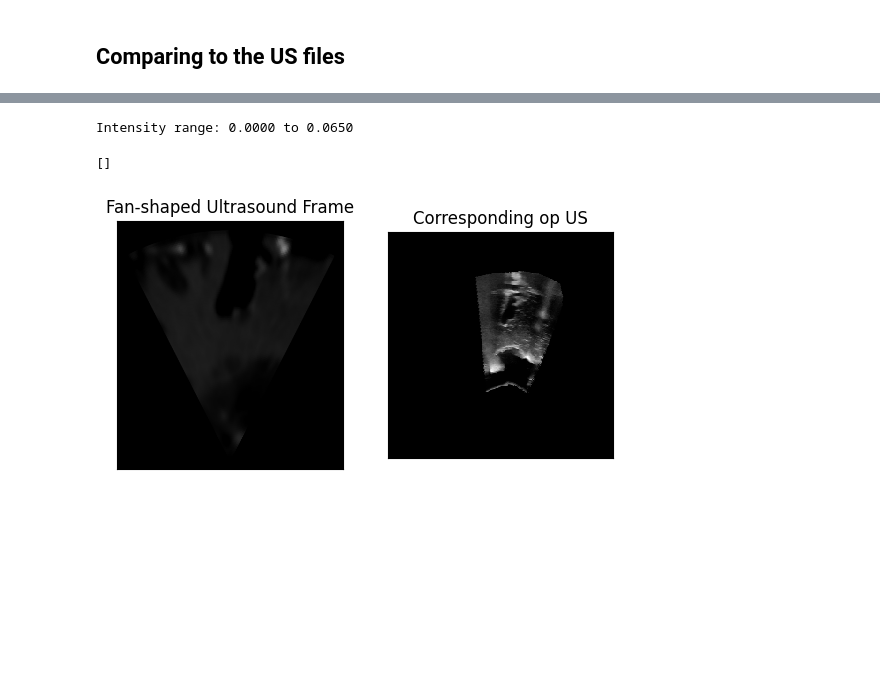
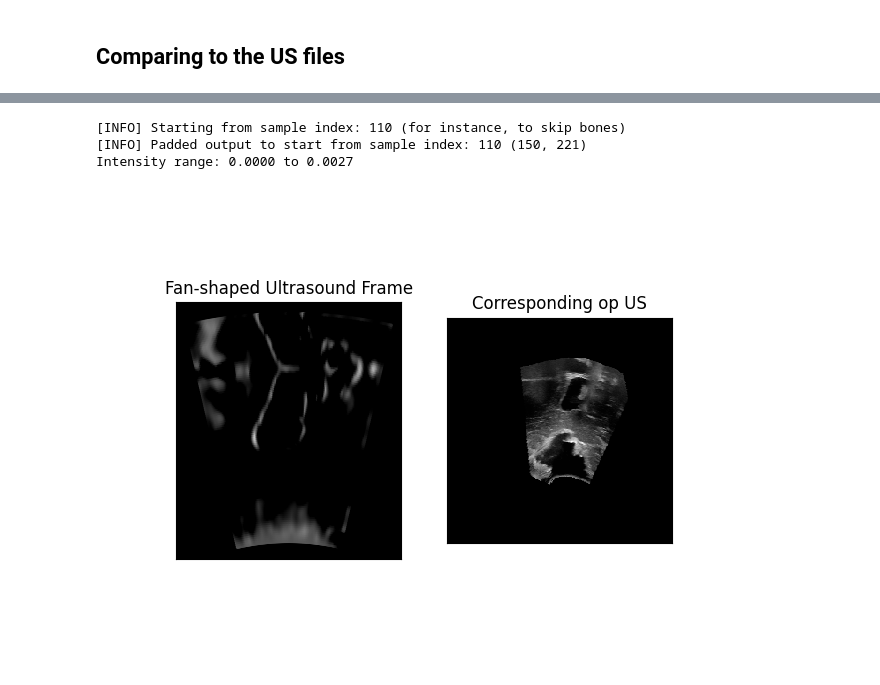
Before and after one commit to gduguey/DiffUS, a Jupyter notebook: notebooks/[DEMO] Modeling Choices.ipynb, the cells around one changed output, grey strips where cells are left out. Drawn from its saved outputs; the diff is of its cells as text; code cells hidden in the pictures; blank space fills up the shorter version.

```diff
--- a/notebooks/[DEMO] Modeling Choices.ipynb
+++ b/notebooks/[DEMO] Modeling Choices.ipynb
@@ -232,25 +248,29 @@ plt.imshow(US.data[:, source[1], :]>0.)
 # %%
 US = iUSDataset(image_path / iUS_file, "iUS", axis=0)
 fig, ax = plt.subplots(1,2)
-UR.plot_beam_frame(
+_, scatter = UR.plot_beam_frame(
     volume=Z_vol,
     source=torch.tensor(source),
     directions=directions,
     artifacts=False,
     angle=angle,
-    ax=ax[0]
+    ax=ax[0],
+    start=start,
 )
-
+# change contrast
+scatter.set_clim(vmin=-0.002)
 ax[0].set_xticks([])
 ax[0].set_yticks([])
 ax[1].imshow(US.data[:,source[1],:], cmap='gray', interpolation='nearest', alpha=1)
 ax[1].set_title("Corresponding op US")
 ax[1].set_xticks([])
 ax[1].set_yticks([])
+plt.show()
 # %% [output]
-Intensity range: 0.0000 to 0.0650
+[INFO] Starting from sample index: 110 (for instance, to skip bones)
+[INFO] Padded output to start from sample index: 110 (150, 221)
+Intensity range: 0.0000 to 0.0027
-[]
-[figure, old version]
+[figure, new version]
 # %% [markdown]
 ![image.png](attachment:image.png)
 
```
Also changed, not shown: parts of 9 cells of this notebook, 1 other file.
